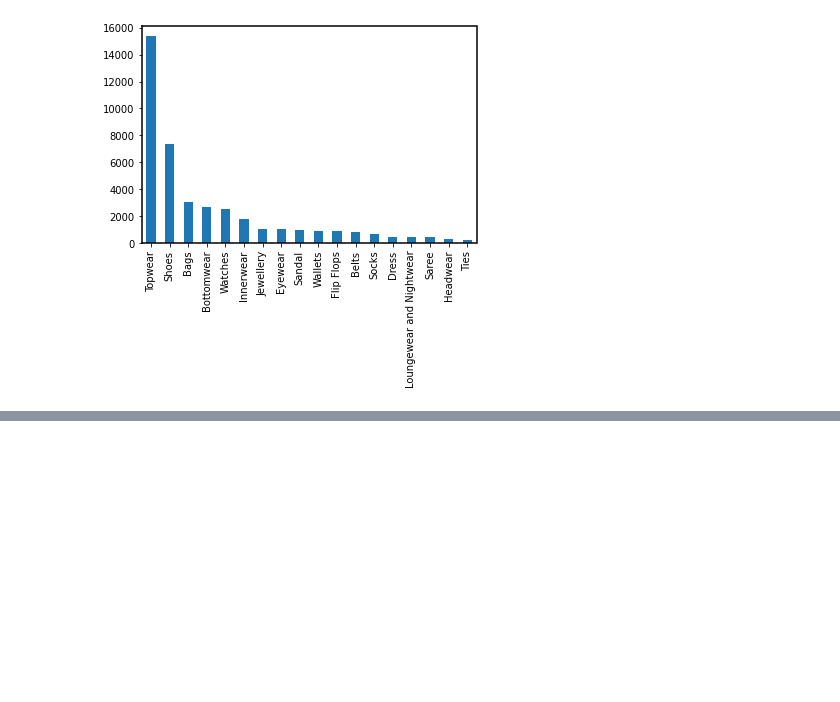
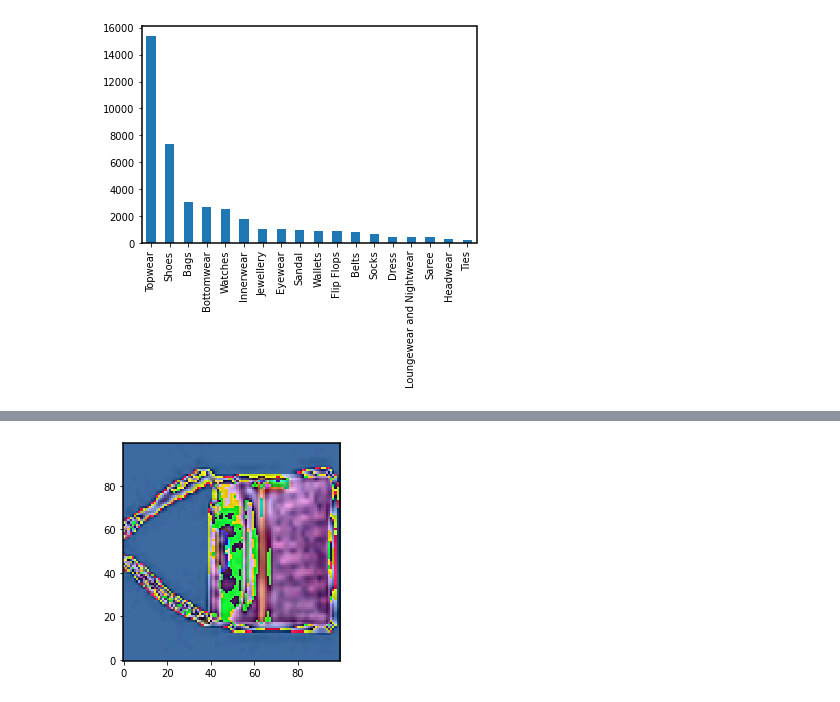
Before and after one commit to DigantaD/Fas14MNet, a Jupyter notebook: Image Pre-Processing on a Single Image .ipynb, the cells around one changed output, grey strips where cells are left out. Saved outputs shown, nothing was run; the diff lists cells and outputs as text; code cells hidden in the pictures; blank space fills up the shorter version.

Commit message:
added albumentations transform

```diff
--- a/Image Pre-Processing on a Single Image .ipynb
+++ b/Image Pre-Processing on a Single Image .ipynb
@@ -248,0 +280,28 @@ plt.show()
+# %%
+transform = albumentations.Compose([
+    albumentations.Resize(150, 150),
+    albumentations.CenterCrop(100, 100),
+    albumentations.OneOf([
+        albumentations.HorizontalFlip(p=1),
+        albumentations.RandomRotate90(p=1),
+        albumentations.VerticalFlip(p=1)
+    ], p=1),
+    albumentations.OneOf([
+        albumentations.MotionBlur(p=1),
+        albumentations.OpticalDistortion(p=1),
+        albumentations.GaussNoise(p=1)
+    ], p=1),
+    albumentations.Normalize(
+        mean=[0.485, 0.456, 0.406],
+        std=[0.229, 0.224, 0.225]
+    ),
+    ToTensorV2()
+])
+# %%
+dataset = FashionDataset(file_paths=[sample], labels=[0], transform=transform)
+# %%
+sample, time = dataset[0]
+plt.imshow(transforms.ToPILImage()(sample))
+plt.show()
+# %% [output]
+[figure, added]
```
Also changed, not shown: parts of 13 cells of this notebook.
